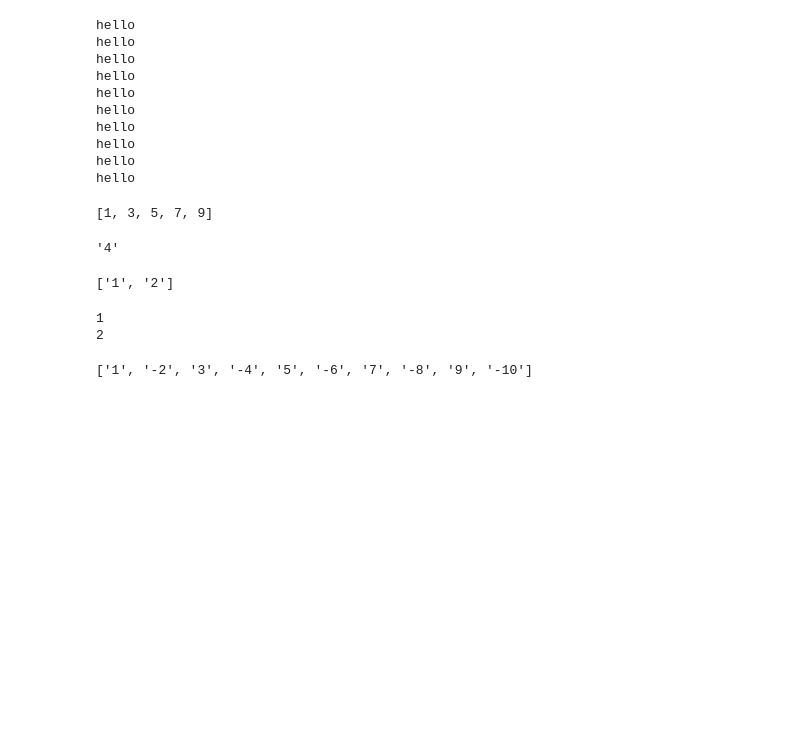
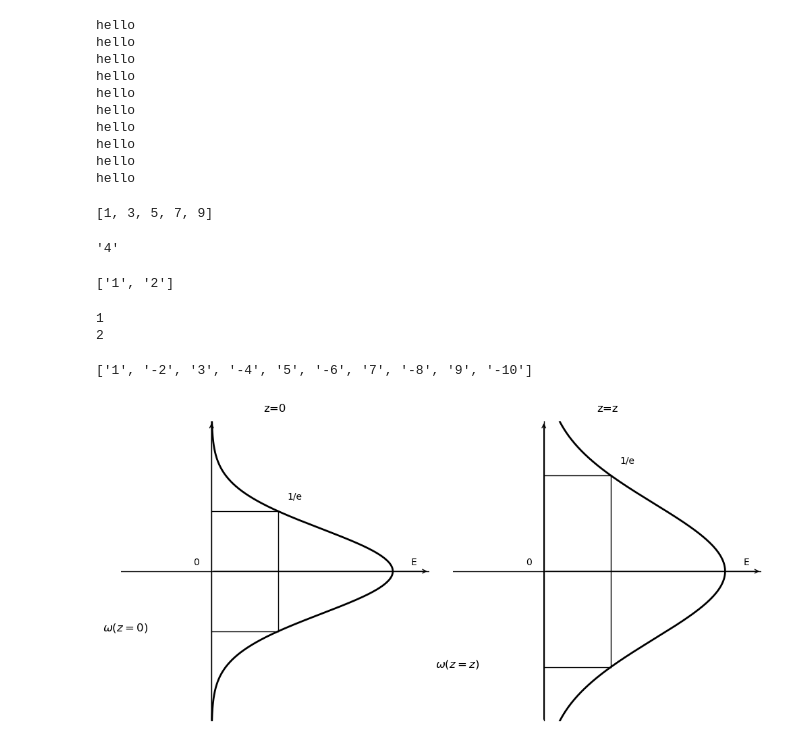
Before and after one commit to Taisei0607/Python-tutorial, a Jupyter notebook: Pythonの練習by岡本さん.ipynb, the cells around one changed output. Drawn from its saved outputs; the diff is of its cells as text; code cells hidden in the pictures; blank space fills up the shorter version.

```diff
--- a/Pythonの練習by岡本さん.ipynb
+++ b/Pythonの練習by岡本さん.ipynb
@@ -581,3 +581,54 @@ list7 = list(list6)
 print(list7)
 # %% [output]
 ['1', '-2', '3', '-4', '5', '-6', '7', '-8', '9', '-10']
+# %%
+import numpy as np
+import matplotlib.pyplot as plt
+
+def draw_gaussian_profile(ax, z_label, w_val, label_w):
+    # データの生成(y軸方向の分布)
+    y = np.linspace(-2.5, 2.5, 500)
+    # ガウス分布:E = exp(-(y/w)^2)
+    E = np.exp(-(y/w_val)**2)
+
+    # メインの曲線を描画
+    ax.plot(E, y, color = 'black', linewidth = 2)
+
+    # 軸の設定
+    ax.axhline(0, color = 'black', linewidth = 1) # 横軸(E方向)
+    ax.axvline(0, color = 'black', linewidth = 1) # 縦軸
+
+    # 1/eの垂直線と水平線の描画
+    e_inv = np.exp(-1) # 約0.368
+    ax.plot([e_inv, e_inv], [-w_val, w_val], color = 'black', linewidth = 1) # 垂直線
+    ax.plot([0, e_inv], [w_val, w_val], color = 'black', linewidth = 1) # 上の水平線
+    ax.plot([0, e_inv], [-w_val, -w_val], color = 'black', linewidth = 1) # 下の水平線
+
+    # テキストラベル
+    ax.set_title(z_label, loc = 'center', pad = 10)
+    ax.text(e_inv+0.05, w_val+0.2, '1/e', fontsize = 10)
+    ax.text(-0.1, 0.1, '0', fontsize = 10)
+    ax.text(-0.6, -w_val, label_w, fontsize = 12)
+
+    # グラフの見た目調整
+    ax.set_xlim(-0.5, 1.2)
+    ax.set_ylim(-2.5, 2.5)
+    ax.axis('off') # 枠線を消す
+    # 矢印を模した描画(簡易版)
+    ax.annotate('', xy = (1.2, 0), xytext = (0, 0), arrowprops = dict(arrowstyle = "->"))
+    ax.annotate('', xy = (0, 2.5), xytext = (0, -2.5), arrowprops = dict(arrowstyle = "->"))
+    ax.text(1.1, 0.1, 'E')
+
+# 描画開始
+fig, (ax1, ax2) = plt.subplots(1, 2, figsize = (10, 5))
+
+# 左側: z=0 (ビームウエスト)
+draw_gaussian_profile(ax1, 'z=0', w_val = 1.0, label_w = r'$\omega(z=0)$')
+
+# 右側: z=z (広がった状態)
+draw_gaussian_profile(ax2, 'z=z', w_val = 1.6, label_w = r'$\omega(z=z)$')
+
+plt.tight_layout()
+plt.show()
+# %% [output]
+[figure, added]
```
Also changed, not shown: parts of 1 cell of this notebook, 1 other file.
